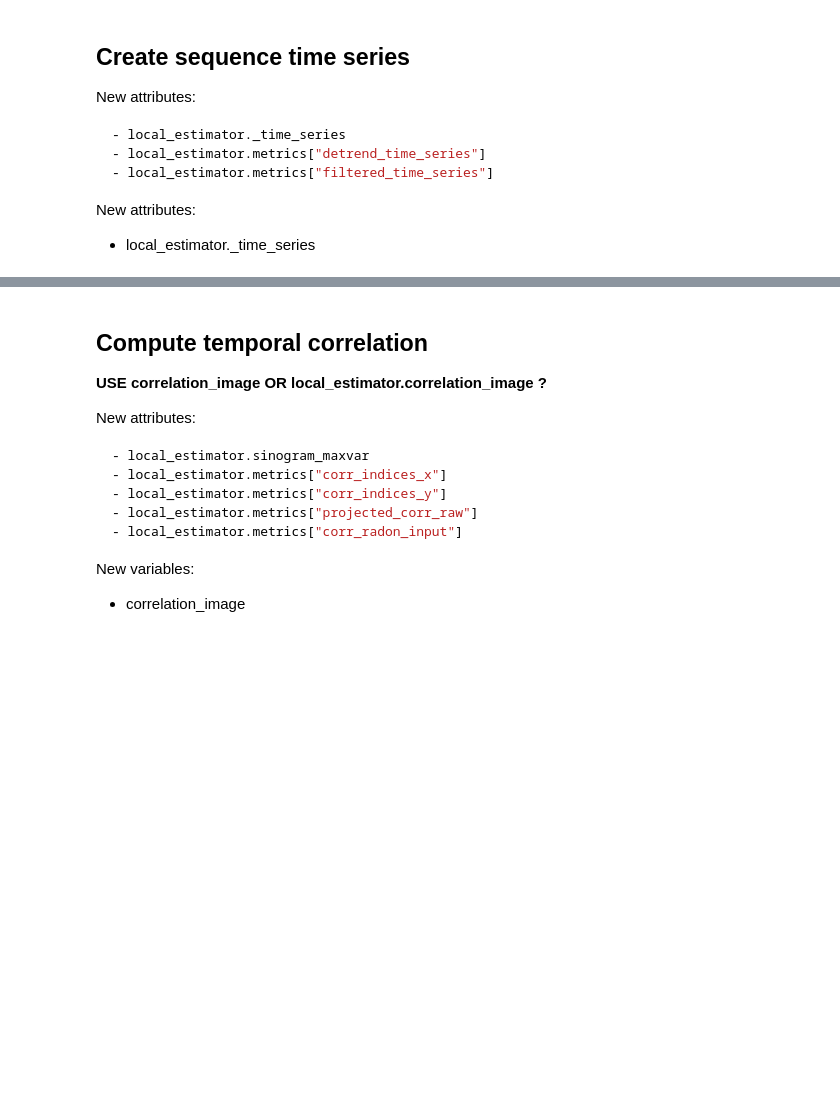
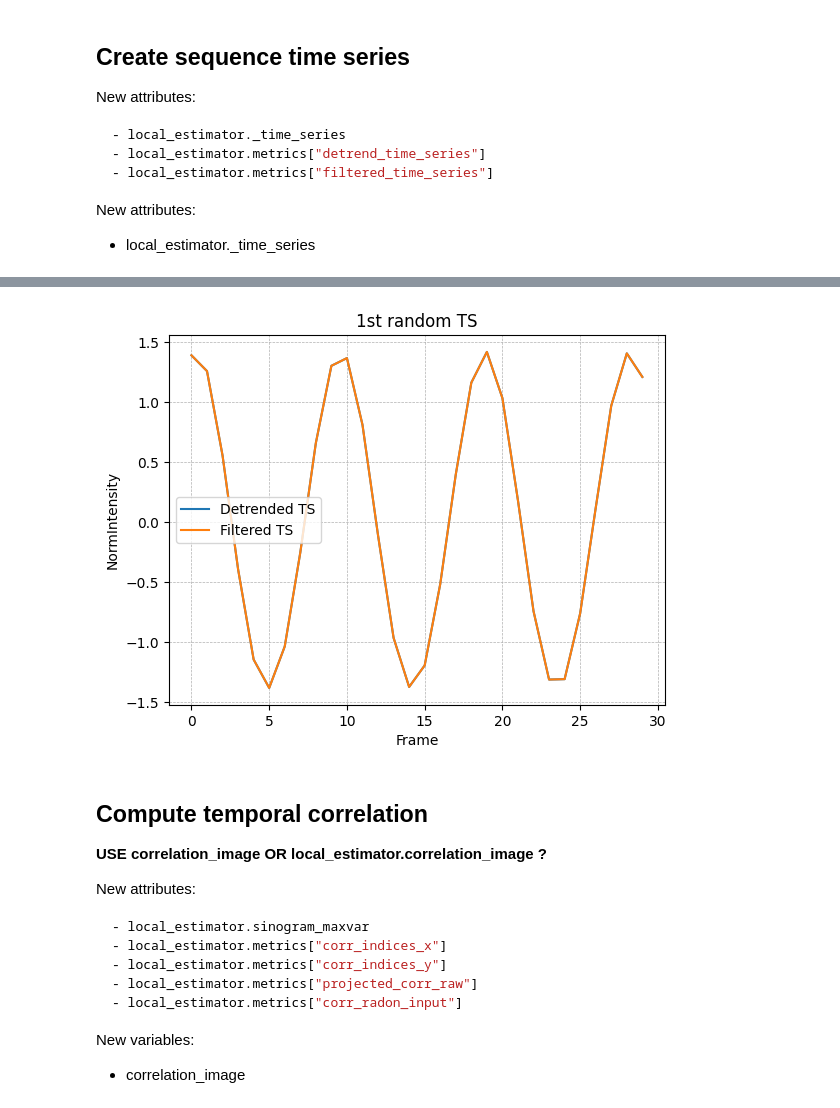
Before and after one commit to cadauxe/S2Shores, a Jupyter notebook: notebooks/temporal_correlation.ipynb, the cells around one changed output, grey strips where cells are left out. Saved outputs shown, nothing was run; the diff lists cells and outputs as text; code cells hidden in the pictures; blank space fills up the shorter version.

```diff
--- a/notebooks/temporal_correlation.ipynb
+++ b/notebooks/temporal_correlation.ipynb
@@ -244,3 +248,8 @@ plt.show()
+# %%
+local_estimator.build_first_TS_plot()
+plt.show()
+# %% [output]
+[figure, added]
 # %% [markdown]
 ## Compute temporal correlation
 
```
Also changed, not shown: parts of 13 cells of this notebook, 1 other file.
